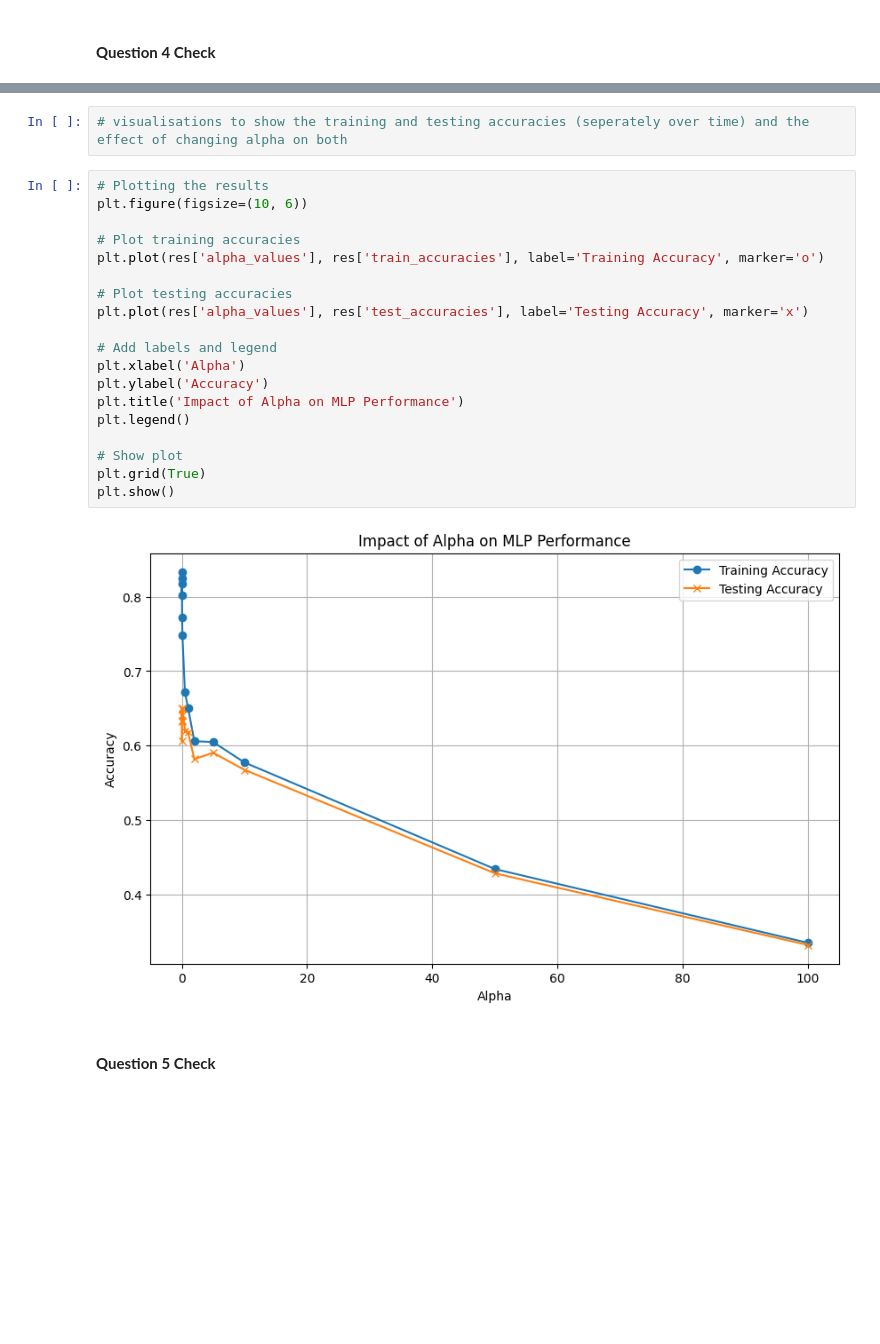
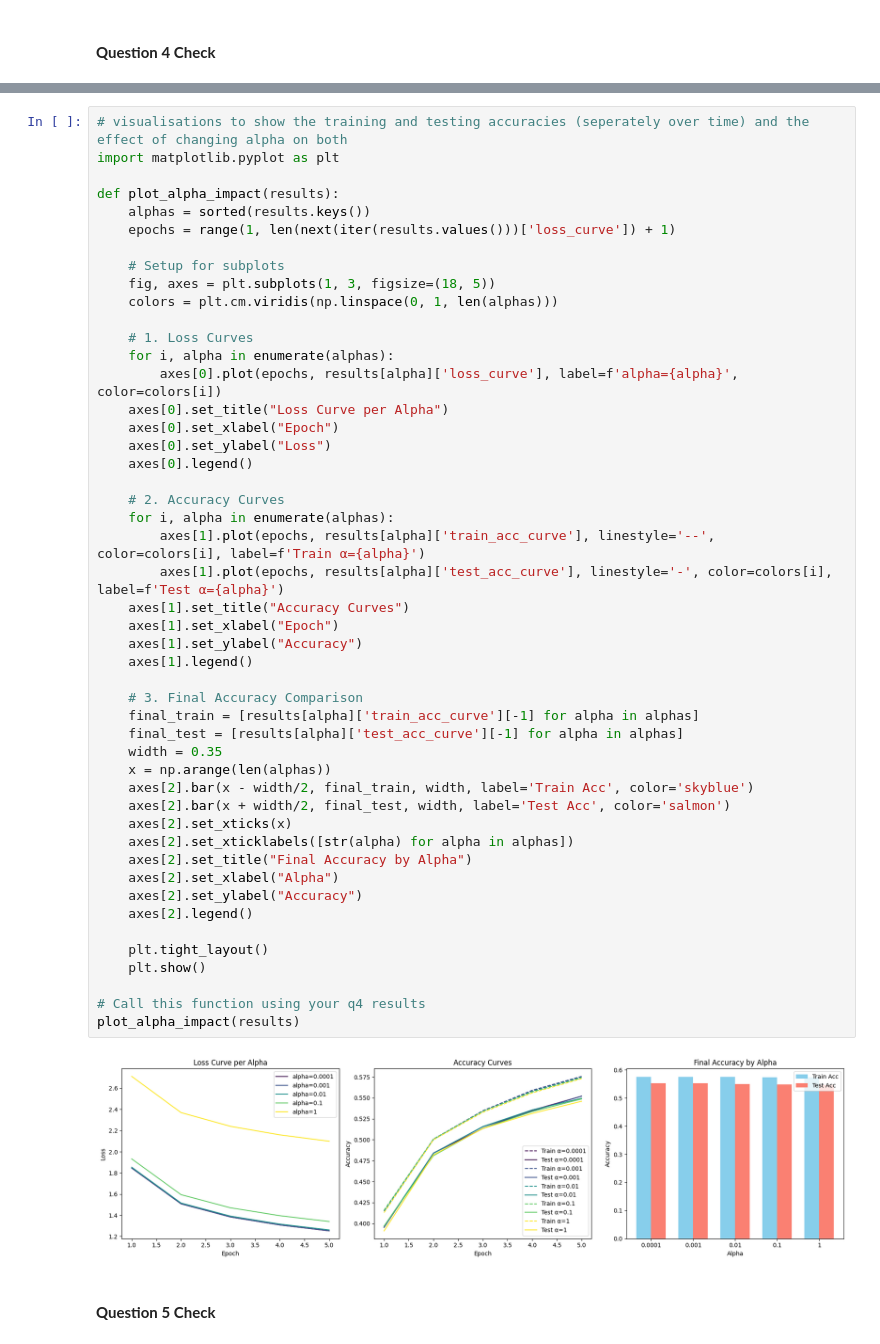
Before and after one commit to Robert151003/DM-Coursework, a Jupyter notebook: coc131_cw.ipynb, the cells around one changed output, grey strips where cells are left out. Cells and saved outputs as stored; diff of their text form; blank space fills up the shorter version.

```diff
--- a/coc131_cw.ipynb
+++ b/coc131_cw.ipynb
@@ -87,26 +124,53 @@ Testing Accuracy Curve: [0.39111111 0.48185185]
-# %%
-# visualisations to show the training and testing accuracies (seperately over time) and the effect of changing alpha on both
-# %%
-# Plotting the results
-plt.figure(figsize=(10, 6))
-
-# Plot training accuracies
-plt.plot(res['alpha_values'], res['train_accuracies'], label='Training Accuracy', marker='o')
-
-# Plot testing accuracies
-plt.plot(res['alpha_values'], res['test_accuracies'], label='Testing Accuracy', marker='x')
-
-# Add labels and legend
-plt.xlabel('Alpha')
-plt.ylabel('Accuracy')
-plt.title('Impact of Alpha on MLP Performance')
-plt.legend()
-
-# Show plot
-plt.grid(True)
-plt.show()
-# %% [output]
-[figure, removed]
+# %%
+# visualisations to show the training and testing accuracies (seperately over time) and the effect of changing alpha on both
+import matplotlib.pyplot as plt
+
+def plot_alpha_impact(results):
+    alphas = sorted(results.keys())
+    epochs = range(1, len(next(iter(results.values()))['loss_curve']) + 1)
+
+    # Setup for subplots
+    fig, axes = plt.subplots(1, 3, figsize=(18, 5))
+    colors = plt.cm.viridis(np.linspace(0, 1, len(alphas)))
+
+    # 1. Loss Curves
+    for i, alpha in enumerate(alphas):
+        axes[0].plot(epochs, results[alpha]['loss_curve'], label=f'alpha={alpha}', color=colors[i])
+    axes[0].set_title("Loss Curve per Alpha")
+    axes[0].set_xlabel("Epoch")
+    axes[0].set_ylabel("Loss")
+    axes[0].legend()
+
+    # 2. Accuracy Curves
+    for i, alpha in enumerate(alphas):
+        axes[1].plot(epochs, results[alpha]['train_acc_curve'], linestyle='--', color=colors[i], label=f'Train α={alpha}')
+        axes[1].plot(epochs, results[alpha]['test_acc_curve'], linestyle='-', color=colors[i], label=f'Test α={alpha}')
+    axes[1].set_title("Accuracy Curves")
+    axes[1].set_xlabel("Epoch")
+    axes[1].set_ylabel("Accuracy")
+    axes[1].legend()
+
+    # 3. Final Accuracy Comparison
+    final_train = [results[alpha]['train_acc_curve'][-1] for alpha in alphas]
+    final_test = [results[alpha]['test_acc_curve'][-1] for alpha in alphas]
+    width = 0.35
+    x = np.arange(len(alphas))
+    axes[2].bar(x - width/2, final_train, width, label='Train Acc', color='skyblue')
+    axes[2].bar(x + width/2, final_test, width, label='Test Acc', color='salmon')
+    axes[2].set_xticks(x)
+    axes[2].set_xticklabels([str(alpha) for alpha in alphas])
+    axes[2].set_title("Final Accuracy by Alpha")
+    axes[2].set_xlabel("Alpha")
+    axes[2].set_ylabel("Accuracy")
+    axes[2].legend()
+
+    plt.tight_layout()
+    plt.show()
+
+# Call this function using your q4 results
+plot_alpha_impact(results)
+# %% [output]
+[figure, added]
 # %% [markdown]
 #### **Question 5 Check**
 # %%
```
Also changed, not shown: parts of 5 cells of this notebook, 1 other file.
